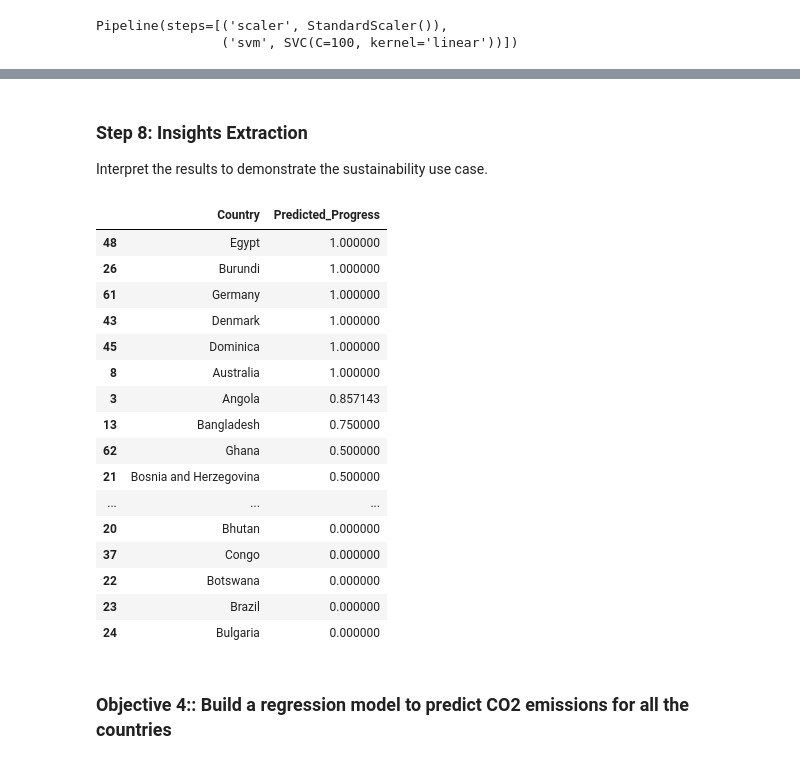
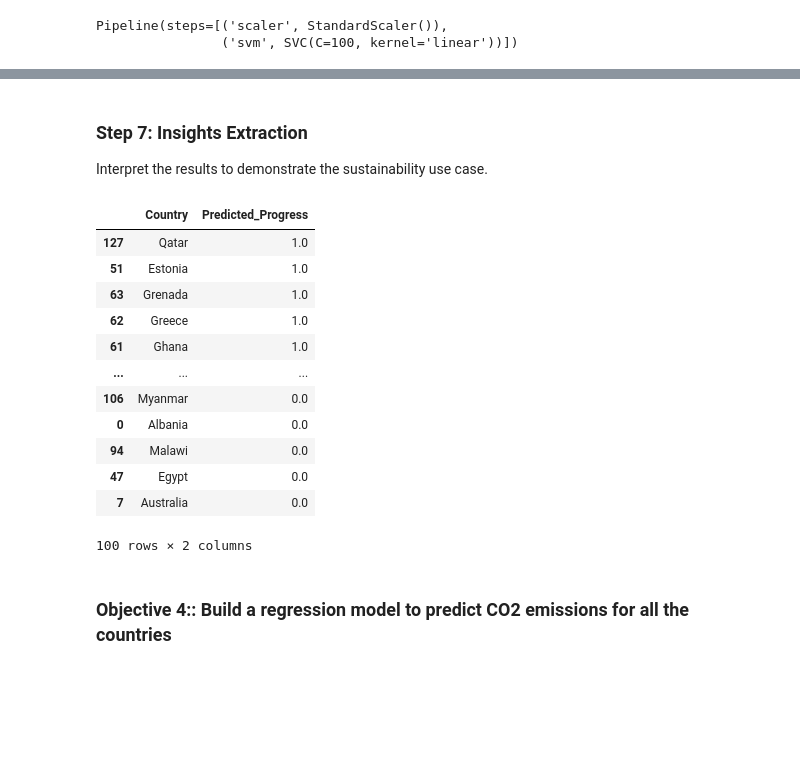
Before and after one commit to aojah1/sdg7, a Jupyter notebook: sustainability.ipynb, the cells around one changed output, grey strips where cells are left out. Saved outputs shown, nothing was run; the diff lists cells and outputs as text; code cells hidden in the pictures; blank space fills up the shorter version.

```diff
--- a/sustainability.ipynb
+++ b/sustainability.ipynb
@@ -650,8 +650,9 @@ Choose the relevant features for the classification task.
 features = [
     'Year',
     'Country',
-    'Renewable_Energy_Consumption_AgainstTotalEnergy_Percent'
+    'Renewable_Electricity_PerPerson'
 ]
+
 df_features_svc = df_key_features[features].dropna().reset_index()
 df_features_svc.isnull().sum()
 # %% [output]
@@ -667,7 +668,7 @@ Create a binary target variable indicating progress towards sustainability goals
 # %%
 # Create a binary target variable
 threshold = 30
-df_features_svc['Progress'] = (df_features_svc['Renewable_Energy_Consumption_AgainstTotalEnergy_Percent'] > threshold).astype(int)
+df_features_svc['Progress'] = (df_features_svc['Renewable_Electricity_PerPerson'] > threshold).astype(int)
 
 # Target variable
 target = 'Progress'
@@ -943,45 +945,41 @@ weighted avg       1.00      1.00      1.00       303
 # %% [markdown]
-### Step 8: Insights Extraction
+### Step 7: Insights Extraction
 
 Interpret the results to demonstrate the sustainability use case.
 # %%
 # Add the predictions to the test set DataFrame
 X_test['Predicted_Progress'] = y_pred
 
 # Re-attach the 'Country' and 'Year' columns from the original DataFrame for easier interpretation
 X_test_with_metadata = X_test.copy()
 X_test_with_metadata['Country'] = df_key_features.loc[X_test.index, 'Country']
 X_test_with_metadata['Year'] = df_key_features.loc[X_test.index, 'Year']
 
 # Display the final comparison with country, year, and prediction
 final_results = X_test_with_metadata[['Country', 'Year', 'Predicted_Progress']]
 
 # Aggregate results by country
 final_results = final_results.groupby('Country')['Predicted_Progress'].mean().reset_index()
 
 # Sort countries by predicted progress
 final_results = final_results.sort_values(by='Predicted_Progress', ascending=False)
 
 # Show the results
-final_results.head(60)
+final_results.head(100)
 # %% [output]
 |  | Country | Predicted_Progress |
-| 48 | Egypt | 1.000000 |
-| 26 | Burundi | 1.000000 |
-| 61 | Germany | 1.000000 |
-| 43 | Denmark | 1.000000 |
-| 45 | Dominica | 1.000000 |
-| 8 | Australia | 1.000000 |
-| 3 | Angola | 0.857143 |
-| 13 | Bangladesh | 0.750000 |
-| 62 | Ghana | 0.500000 |
-| 21 | Bosnia and Herzegovina | 0.500000 |
+| 127 | Qatar | 1.0 |
+| 51 | Estonia | 1.0 |
+| 63 | Grenada | 1.0 |
+| 62 | Greece | 1.0 |
+| 61 | Ghana | 1.0 |
 | ... | ... | ... |
-| 20 | Bhutan | 0.000000 |
-| 37 | Congo | 0.000000 |
-| 22 | Botswana | 0.000000 |
-| 23 | Brazil | 0.000000 |
-| 24 | Bulgaria | 0.000000 |
+| 106 | Myanmar | 0.0 |
+| 0 | Albania | 0.0 |
+| 94 | Malawi | 0.0 |
+| 47 | Egypt | 0.0 |
+| 7 | Australia | 0.0 |
+100 rows × 2 columns
 # %% [markdown]
 ### Objective 4:: Build a regression model to predict CO2 emissions for all the countries
 # %% [markdown]
```
Also changed, not shown: parts of 18 cells of this notebook, 4 other files.
